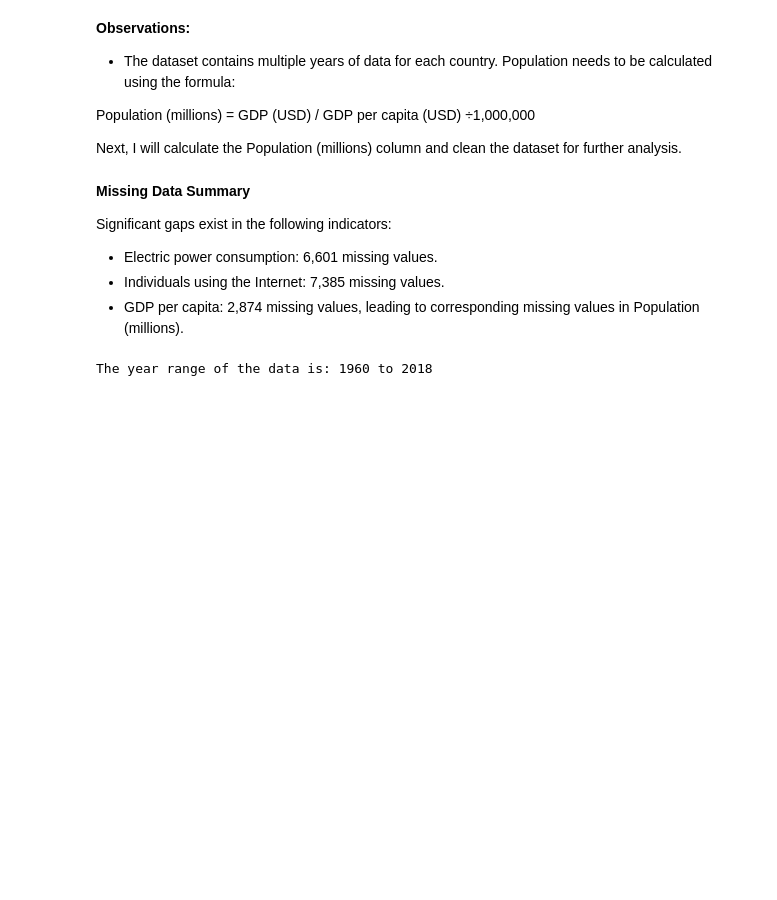
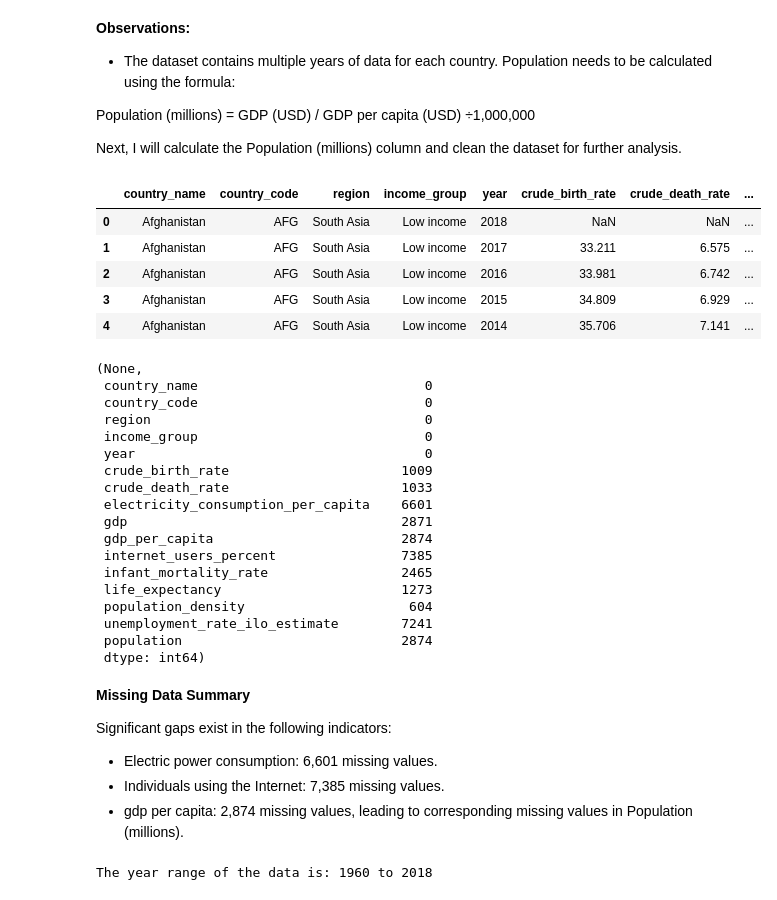
Before and after one commit to Siino-Z/Siino-Z.github.io, a Jupyter notebook: iPortfolio/Project3/WBReport.ipynb, the cells around one changed output. Saved outputs shown, nothing was run; the diff lists cells and outputs as text; code cells hidden in the pictures; blank space fills up the shorter version.

```diff
--- a/iPortfolio/Project3/WBReport.ipynb
+++ b/iPortfolio/Project3/WBReport.ipynb
@@ -58,0 +79,28 @@ df.head(), df.columns
+# %%
+df_ = pd.DataFrame(df)
+
+# Dictionary mapping original column names to optimized names
+column_mapping = {
+    'Country Name': 'country_name',
+    'Country Code': 'country_code',
+    'Region': 'region',
+    'IncomeGroup': 'income_group',
+    'Year': 'year',
+    'Birth rate, crude (per 1,000 people)': 'crude_birth_rate',
+    'Death rate, crude (per 1,000 people)': 'crude_death_rate',
+    'Electric power consumption (kWh per capita)': 'electricity_consumption_per_capita',
+    'GDP (USD)': 'gdp',
+    'GDP per capita (USD)': 'gdp_per_capita',
+    'Individuals using the Internet (% of population)': 'internet_users_percent',
+    'Infant mortality rate (per 1,000 live births)': 'infant_mortality_rate',
+    'Life expectancy at birth (years)': 'life_expectancy',
+    'Population density (people per sq. km of land area)': 'population_density',
+    'Unemployment (% of total labor force) (modeled ILO estimate)': 'unemployment_rate_ilo_estimate'
+}
+
+# Rename the columns in the DataFrame
+df_ = df_.rename(columns=column_mapping)
+
+# Display the new column names
+print("Optimized column names:")
+print(df_.columns.tolist())
@@ -66,13 +117,38 @@ Population (millions) = GDP (USD) / GDP per capita (USD) ÷1,000,000
 Next, I will calculate the Population (millions) column and clean the dataset for further analysis.
 # %%
 # Calculate the population in millions and add it as a new column
-df['Population (M)'] = (df['GDP (USD)'] / df['GDP per capita (USD)']) / 1e6
+df_['population'] = (df_['gdp'] / df_['gdp_per_capita']) / 1e6
 
 # Check for missing or anomalous data
-missing_summary = df.isnull().sum()
+missing_summary = df_.isnull().sum()
 # %%
 # Display the dataset structure after adding population and missing data summary
-display(df.head()), missing_summary
+display(df_.head()), missing_summary
+# %% [output]
+|  | country_name | country_code | region | income_group | year | crude_birth_rate | crude_death_rate | ... |
+| 0 | Afghanistan | AFG | South Asia | Low income | 2018 | NaN | NaN | ... |
+| 1 | Afghanistan | AFG | South Asia | Low income | 2017 | 33.211 | 6.575 | ... |
+| 2 | Afghanistan | AFG | South Asia | Low income | 2016 | 33.981 | 6.742 | ... |
+| 3 | Afghanistan | AFG | South Asia | Low income | 2015 | 34.809 | 6.929 | ... |
+| 4 | Afghanistan | AFG | South Asia | Low income | 2014 | 35.706 | 7.141 | ... |
+(None,
+ country_name                             0
+ country_code                             0
+ region                                   0
+ income_group                             0
+ year                                     0
+ crude_birth_rate                      1009
+ crude_death_rate                      1033
+ electricity_consumption_per_capita    6601
+ gdp                                   2871
+ gdp_per_capita                        2874
+ internet_users_percent                7385
+ infant_mortality_rate                 2465
+ life_expectancy                       1273
+ population_density                     604
+ unemployment_rate_ilo_estimate        7241
+ population                            2874
+ dtype: int64)
 # %% [markdown]
 **Missing Data Summary**
 
@@ -80,6 +156,6 @@ Significant gaps exist in the following indicators:
 
 - Electric power consumption: 6,601 missing values.
 - Individuals using the Internet: 7,385 missing values.
-- GDP per capita: 2,874 missing values, leading to corresponding missing values in Population (millions).
+- gdp per capita: 2,874 missing values, leading to corresponding missing values in Population (millions).
 # %%
 # Find the minimum value in the `Year` column
```
Also changed, not shown: parts of 4 cells of this notebook.
